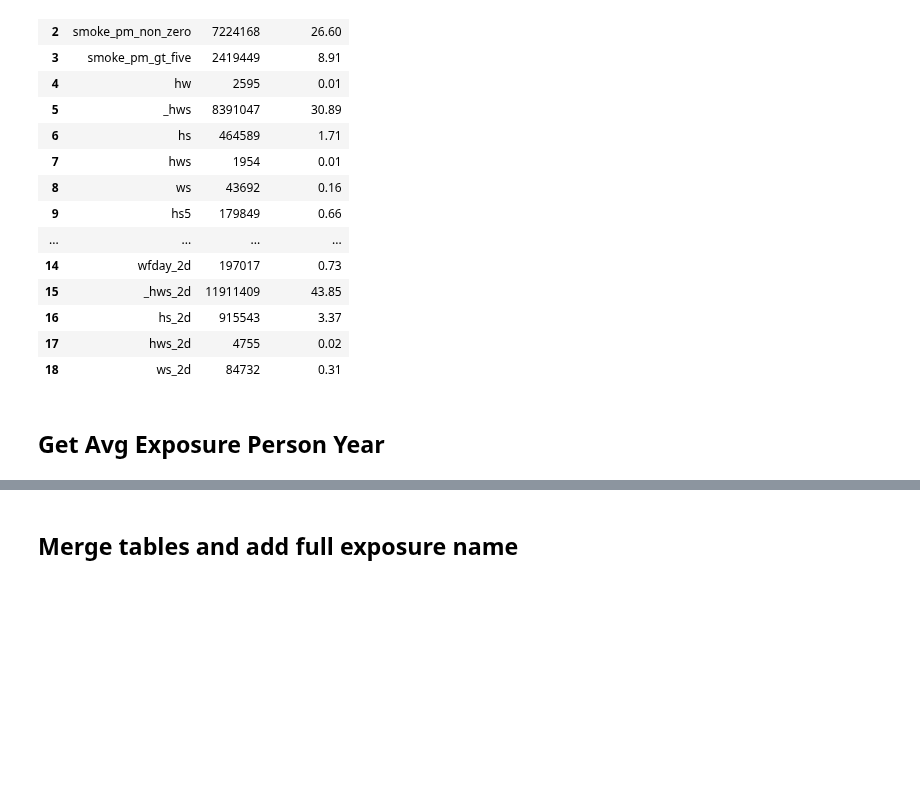
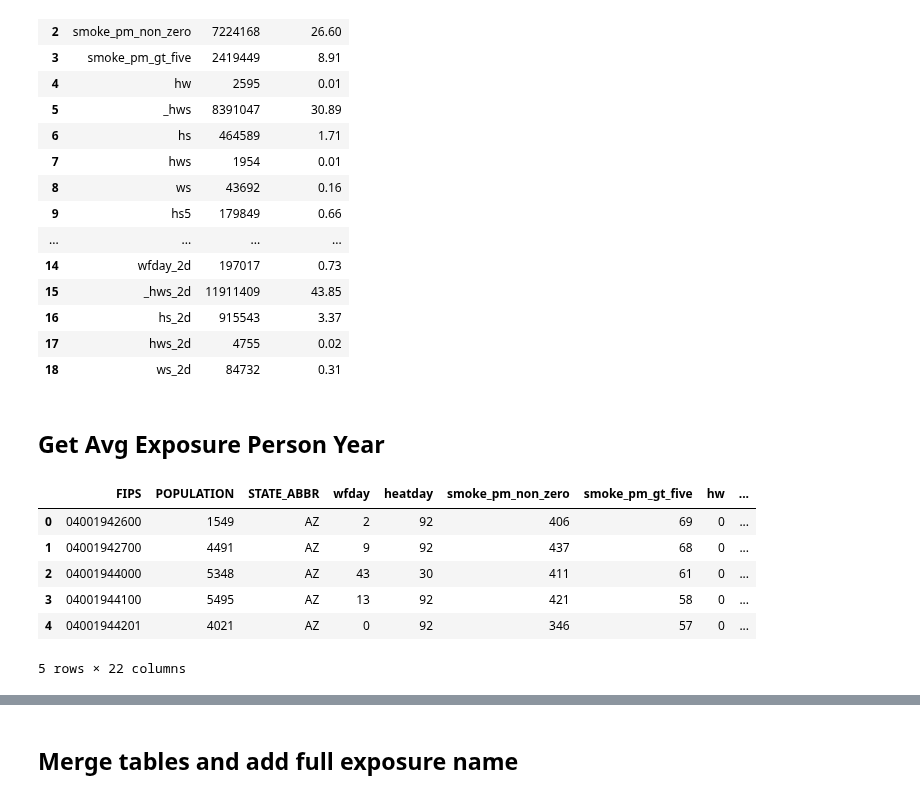
Before and after one commit to NSAPH-Projects/concurrence-climate-hazards, a Jupyter notebook: 301_stats_hotspots.ipynb, the cells around one changed output, grey strips where cells are left out. Cells and saved outputs as stored; diff of their text form; code cells hidden in the pictures; blank space fills up the shorter version.

```diff
--- a/301_stats_hotspots.ipynb
+++ b/301_stats_hotspots.ipynb
@@ -79,0 +80,10 @@ agg_functions['POPULATION'] = 'first'
+# %%
+df.head()
+# %% [output]
+|  | FIPS | POPULATION | STATE_ABBR | wfday | heatday | smoke_pm_non_zero | smoke_pm_gt_five | hw | ... |
+| 0 | 04001942600 | 1549 | AZ | 2 | 92 | 406 | 69 | 0 | ... |
+| 1 | 04001942700 | 4491 | AZ | 9 | 92 | 437 | 68 | 0 | ... |
+| 2 | 04001944000 | 5348 | AZ | 43 | 30 | 411 | 61 | 0 | ... |
+| 3 | 04001944100 | 5495 | AZ | 13 | 92 | 421 | 58 | 0 | ... |
+| 4 | 04001944201 | 4021 | AZ | 0 | 92 | 346 | 57 | 0 | ... |
+5 rows × 22 columns
```
Also changed, not shown: parts of 14 cells of this notebook.
